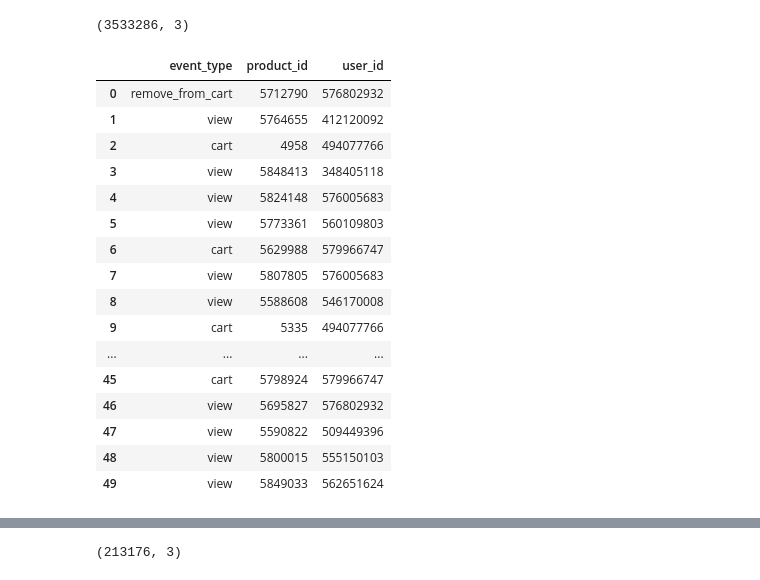
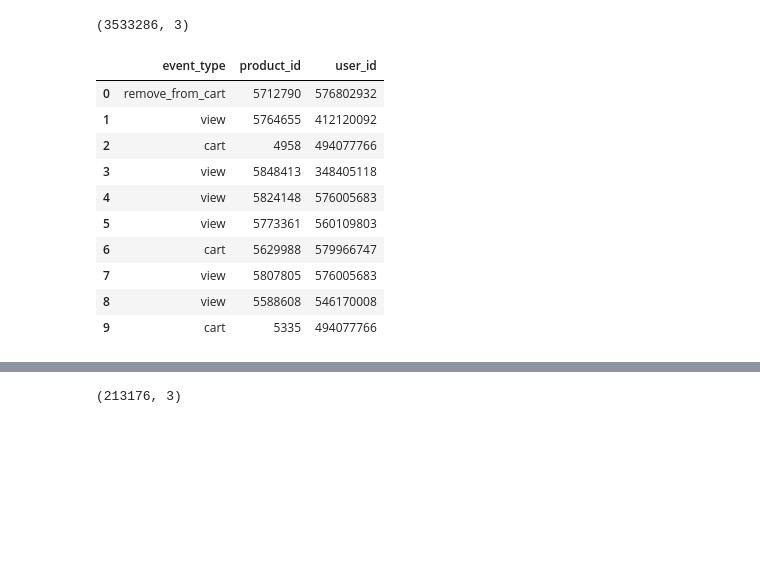
Before and after one commit to claytoncohn/DSC478, a Jupyter notebook: FinalProject/FinalProjectDataClean.ipynb, the cells around one changed output, grey strips where cells are left out. Saved outputs shown, nothing was run; the diff lists cells and outputs as text; code cells hidden in the pictures; blank space fills up the shorter version.

```diff
--- a/FinalProject/FinalProjectDataClean.ipynb
+++ b/FinalProject/FinalProjectDataClean.ipynb
@@ -18,26 +26,23 @@ df.head()
 | 3 | 2019-12-01 00:00:05 UTC | view | 5848413 | 1487580007675986893 | NaN | freedecor | 0.79 | 348405118 | ... |
 | 4 | 2019-12-01 00:00:07 UTC | view | 5824148 | 1487580005511725929 | NaN | NaN | 5.56 | 576005683 | ... |
 # %%
+# Drop unwanted columns
+# For item-item system, I am only concerned with who bought what
+
 df = df.drop(columns=['event_time','category_code', 'user_session', "category_id", "brand", "price"])
 print(df.shape)
-df.head(50)
+df.head(10)
 # %% [output]
 (3533286, 3)
 |  | event_type | product_id | user_id |
 | 0 | remove_from_cart | 5712790 | 576802932 |
 | 1 | view | 5764655 | 412120092 |
 | 2 | cart | 4958 | 494077766 |
 | 3 | view | 5848413 | 348405118 |
 | 4 | view | 5824148 | 576005683 |
 | 5 | view | 5773361 | 560109803 |
 | 6 | cart | 5629988 | 579966747 |
 | 7 | view | 5807805 | 576005683 |
 | 8 | view | 5588608 | 546170008 |
 | 9 | cart | 5335 | 494077766 |
-| ... | ... | ... | ... |
-| 45 | cart | 5798924 | 579966747 |
-| 46 | view | 5695827 | 576802932 |
-| 47 | view | 5590822 | 509449396 |
-| 48 | view | 5800015 | 555150103 |
-| 49 | view | 5849033 | 562651624 |
 # %%
```
Also changed, not shown: parts of 23 cells of this notebook, 1 other file.
